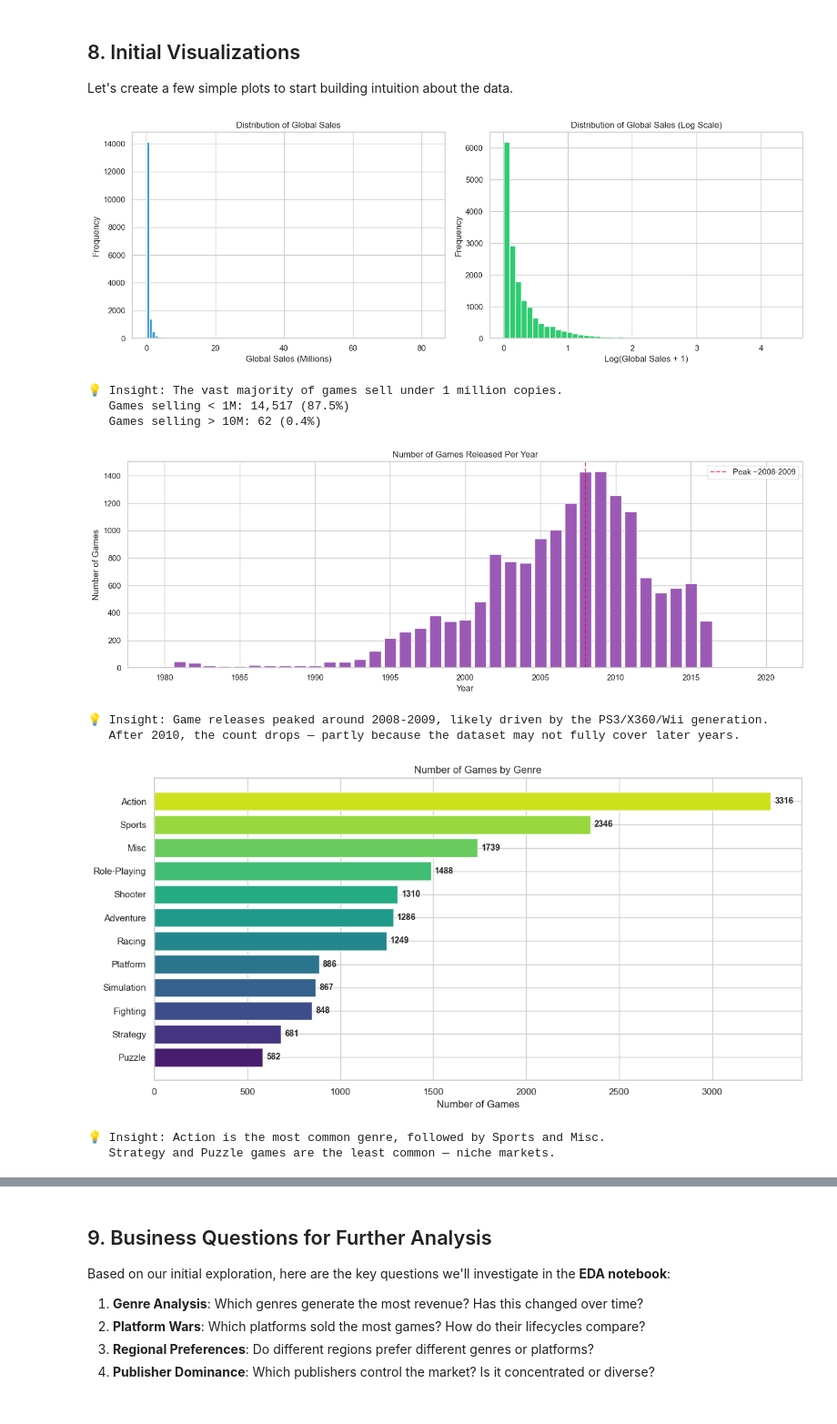
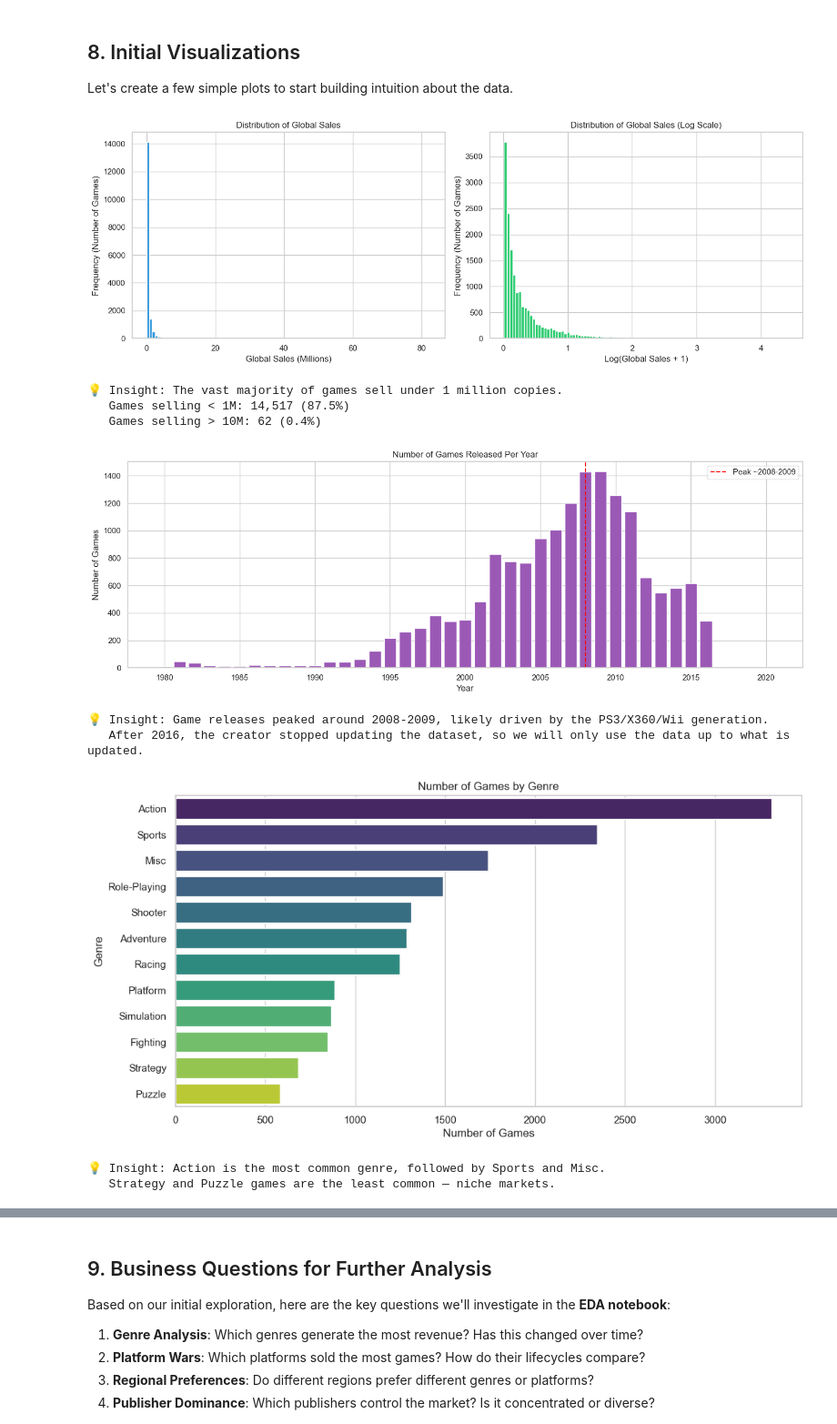
Before and after one commit to Jawer-22/Video-Game-Market-Analysis, a Jupyter notebook: Notebooks/01_data_understanding.ipynb, the cells around one changed output, grey strips where cells are left out. Shown at 91% size. Cells and saved outputs as stored; diff of their text form; code cells hidden in the pictures.

Commit message:
feat: Add initial data analysis notebooks (01-04), processed data, a Streamlit application, and update README.

```diff
--- a/Notebooks/01_data_understanding.ipynb
+++ b/Notebooks/01_data_understanding.ipynb
@@ -316,13 +316,13 @@ fig, axes = plt.subplots(1, 2, figsize=(14, 5))
 axes[0].hist(df['Global_Sales'], bins=100, color='#3498db', edgecolor='white')
 axes[0].set_title('Distribution of Global Sales')
 axes[0].set_xlabel('Global Sales (Millions)')
-axes[0].set_ylabel('Frequency')
+axes[0].set_ylabel('Frequency (Number of Games)')
 
 # Log-transformed distribution
-axes[1].hist(np.log1p(df['Global_Sales']), bins=50, color='#2ecc71', edgecolor='white')
+axes[1].hist(np.log1p(df['Global_Sales']), bins=100, color='#2ecc71', edgecolor='white')
 axes[1].set_title('Distribution of Global Sales (Log Scale)')
 axes[1].set_xlabel('Log(Global Sales + 1)')
-axes[1].set_ylabel('Frequency')
+axes[1].set_ylabel('Frequency (Number of Games)')
 
 plt.tight_layout()
 plt.show()
@@ -331,7 +331,7 @@ print('💡 Insight: The vast majority of games sell under 1 million copies.')
 print(f'   Games selling < 1M: {(df["Global_Sales"] < 1).sum():,} ({(df["Global_Sales"] < 1).mean()*100:.1f}%)')
 print(f'   Games selling > 10M: {(df["Global_Sales"] > 10).sum():,} ({(df["Global_Sales"] > 10).mean()*100:.1f}%)')
 # %% [output]
-[figure, old version]
+[figure, new version]
 💡 Insight: The vast majority of games sell under 1 million copies.
    Games selling < 1M: 14,517 (87.5%)
    Games selling > 10M: 62 (0.4%)
@@ -344,34 +344,31 @@ ax.bar(yearly_counts.index, yearly_counts.values, color='#9b59b6', edgecolor='wh
 ax.set_title('Number of Games Released Per Year')
 ax.set_xlabel('Year')
 ax.set_ylabel('Number of Games')
-ax.axvline(x=2008, color='red', linestyle='--', alpha=0.7, label='Peak ~2008-2009')
+ax.axvline(x=2008, color='red', linestyle='--', label='Peak ~2008-2009')
 ax.legend()
 plt.tight_layout()
 plt.show()
 
 print('💡 Insight: Game releases peaked around 2008-2009, likely driven by the PS3/X360/Wii generation.')
-print('   After 2010, the count drops — partly because the dataset may not fully cover later years.')
+print('   After 2016, the creator stopped updating the dataset, so we will only use the data up to what is updated.')
 # %% [output]
 [figure]
 💡 Insight: Game releases peaked around 2008-2009, likely driven by the PS3/X360/Wii generation.
-   After 2010, the count drops — partly because the dataset may not fully cover later years.
+   After 2016, the creator stopped updating the dataset, so we will only use the data up to what is updated.
 # %%
 # Genre distribution
-fig, ax = plt.subplots(figsize=(12, 6))
 genre_counts = df['Genre'].value_counts()
-colors = sns.color_palette('viridis', len(genre_counts))
-ax.barh(genre_counts.index[::-1], genre_counts.values[::-1], color=colors)
-ax.set_title('Number of Games by Genre')
-ax.set_xlabel('Number of Games')
-for i, v in enumerate(genre_counts.values[::-1]):
-    ax.text(v + 20, i, str(v), va='center', fontweight='bold', fontsize=10)
-plt.tight_layout()
+plt.figure(figsize=(12, 6))
+sns.barplot(y=genre_counts.index, x=genre_counts.values, palette='viridis')
+plt.title('Number of Games by Genre')
+plt.xlabel('Number of Games')
+plt.ylabel('Genre')
 plt.show()
 
 print('💡 Insight: Action is the most common genre, followed by Sports and Misc.')
 print('   Strategy and Puzzle games are the least common — niche markets.')
 # %% [output]
-[figure, old version]
+[figure, new version]
 💡 Insight: Action is the most common genre, followed by Sports and Misc.
    Strategy and Puzzle games are the least common — niche markets.
 # %%
```
Also changed, not shown: parts of 3 cells of this notebook, 8 other files.
